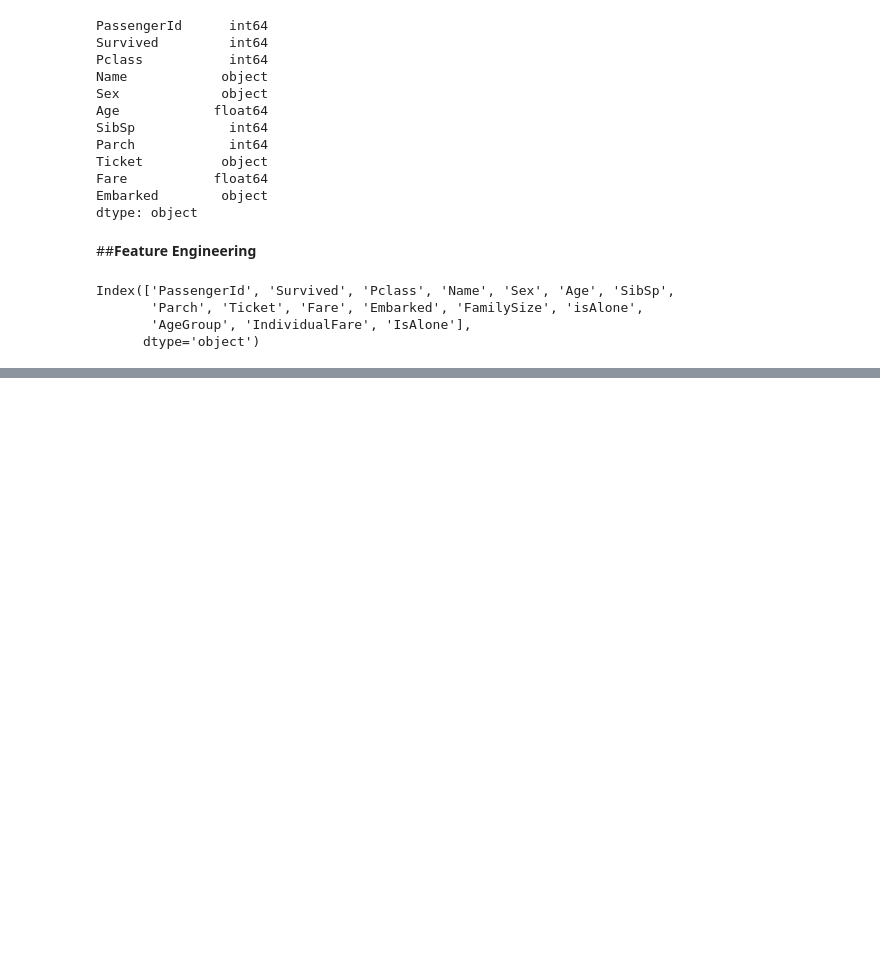
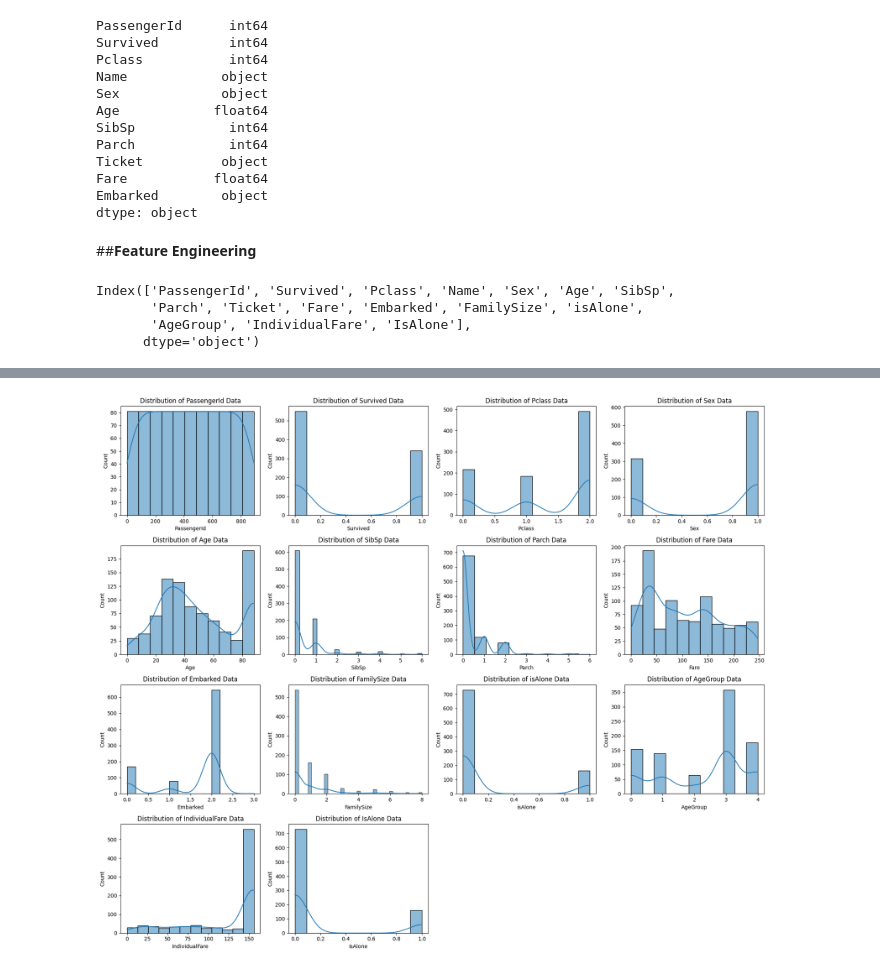
Before and after one commit to RaveEx12/InternCareer, a Jupyter notebook: Titanic_classification.ipynb, the cells around one changed output, grey strips where cells are left out. Drawn from its saved outputs; the diff is of its cells as text; code cells hidden in the pictures; blank space fills up the shorter version.

```diff
--- a/Titanic_classification.ipynb
+++ b/Titanic_classification.ipynb
@@ -208,0 +211,6 @@ Index(['PassengerId', 'Survived', 'Pclass', 'Name', 'Sex', 'Age', 'SibSp',
+# %%
+train_dataset = train_dataset.drop(['Ticket', 'Name'], axis = 1)
+# %%
+from sklearn import preprocessing
+df_encoded = train_dataset.apply(preprocessing.LabelEncoder().fit_transform)
+df_encoded
@@ -208,0 +231,12 @@ Index(['PassengerId', 'Survived', 'Pclass', 'Name', 'Sex', 'Age', 'SibSp',
+# %%
+plt.figure(figsize=(18,15))
+plt.title("Distribution of feature Data in the Dataset")
+for i,col in enumerate(df_encoded.columns,1):
+    plt.subplot(4,4,i)
+    plt.title(f"Distribution of {col} Data")
+    sns.histplot(df_encoded[col],kde=True)
+    plt.tight_layout()
+    plt.plot()
+plt.show()
+# %% [output]
+[figure, added]
```
Also changed, not shown: parts of 2 cells of this notebook.
